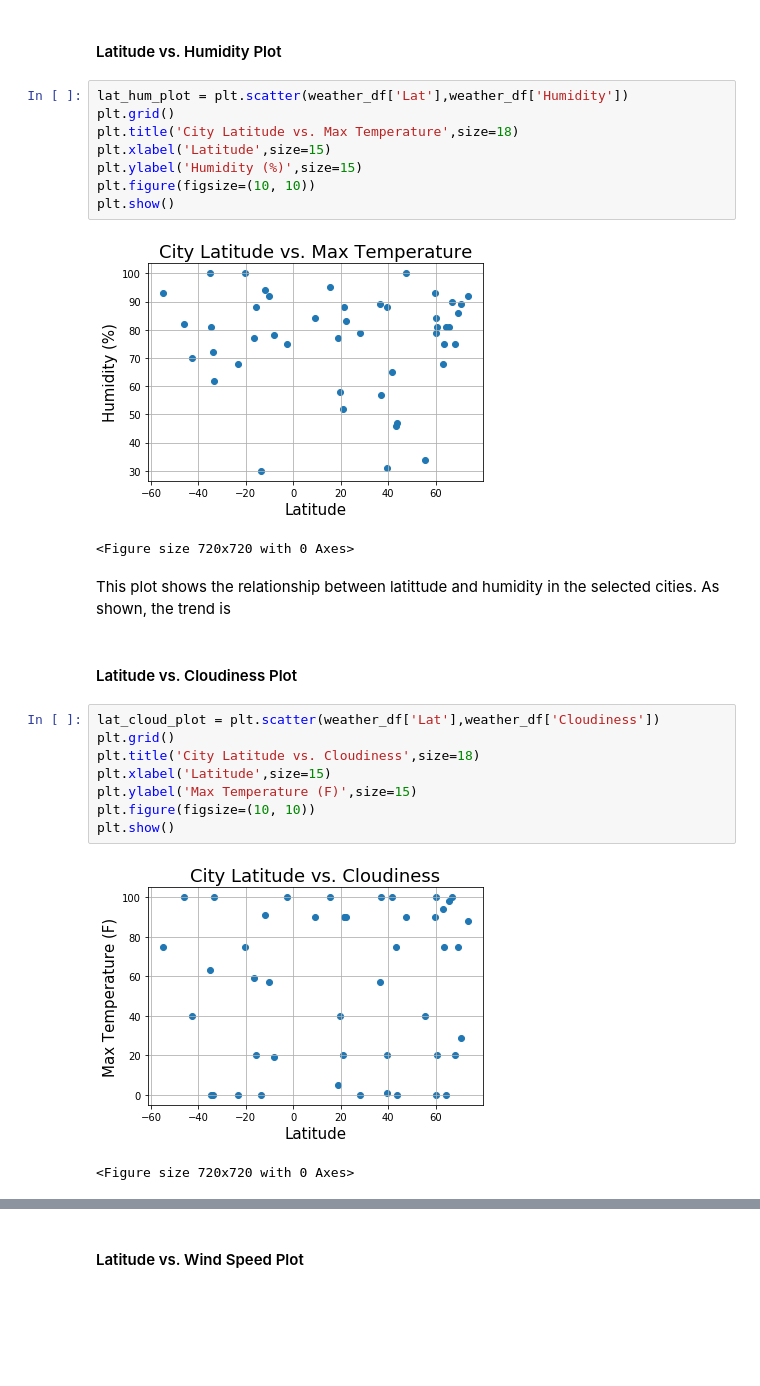
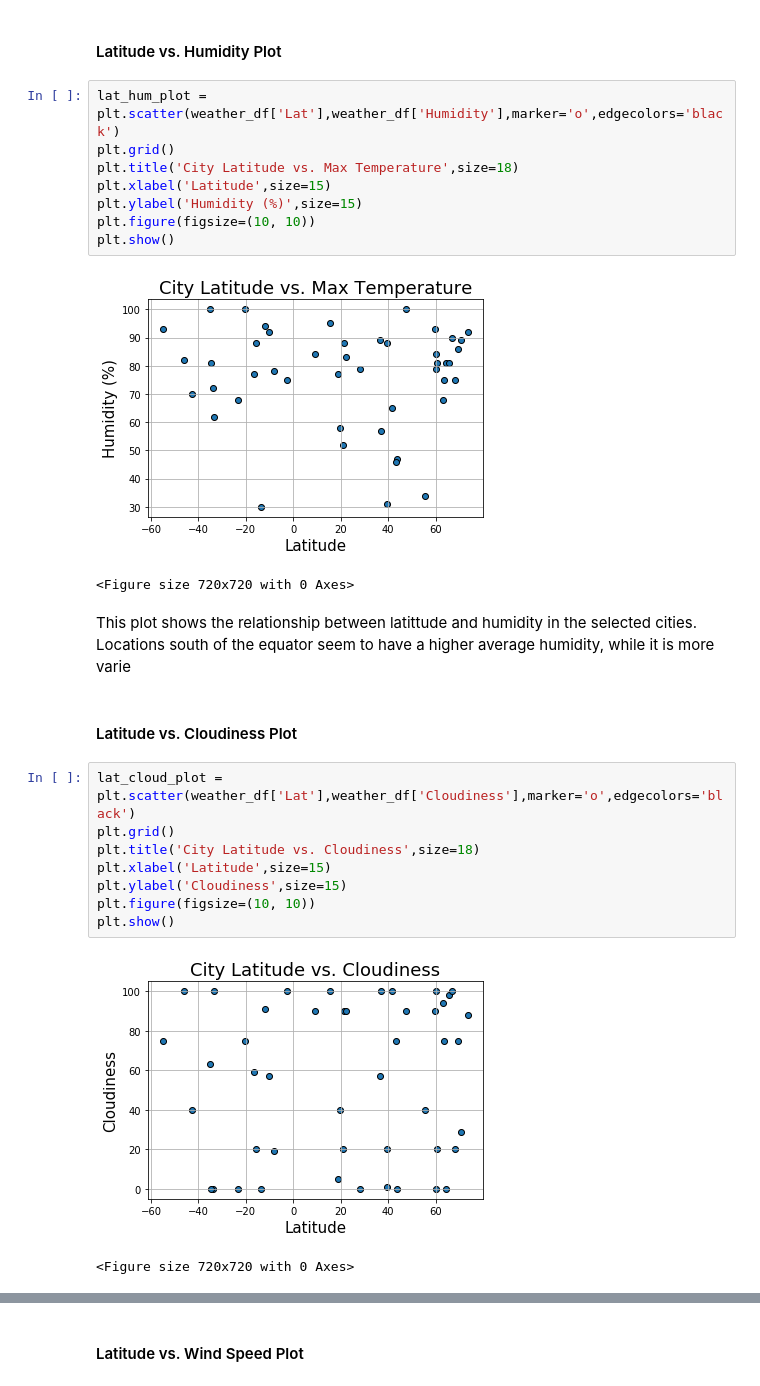
Before and after one commit to ASooklall/python-api-challenge, a Jupyter notebook: WeatherPy.ipynb, the cells around one changed output, grey strips where cells are left out. Cells and saved outputs as stored; diff of their text form; blank space fills up the shorter version.

Commit message:
Updated weatherpy plots and added analysis v1

```diff
--- a/WeatherPy.ipynb
+++ b/WeatherPy.ipynb
@@ -233,7 +235,7 @@ This plot shows the relationship between latittude and temperature in the select
 # %% [markdown]
 #### Latitude vs. Humidity Plot
 # %%
-lat_hum_plot = plt.scatter(weather_df['Lat'],weather_df['Humidity'])
+lat_hum_plot = plt.scatter(weather_df['Lat'],weather_df['Humidity'],marker='o',edgecolors='black')
 plt.grid()
 plt.title('City Latitude vs. Max Temperature',size=18)
 plt.xlabel('Latitude',size=15)
@@ -241,21 +243,22 @@ plt.ylabel('Humidity (%)',size=15)
 plt.figure(figsize=(10, 10))
 plt.show()
 # %% [output]
-[figure, old version]
+[figure, new version]
 <Figure size 720x720 with 0 Axes>
 # %% [markdown]
-This plot shows the relationship between latittude and humidity in the selected cities. As shown, the trend is
+This plot shows the relationship between latittude and humidity in the selected cities.
+Locations south of the equator seem to have a higher average humidity, while it is more varie
 # %% [markdown]
 #### Latitude vs. Cloudiness Plot
 # %%
-lat_cloud_plot = plt.scatter(weather_df['Lat'],weather_df['Cloudiness'])
+lat_cloud_plot = plt.scatter(weather_df['Lat'],weather_df['Cloudiness'],marker='o',edgecolors='black')
 plt.grid()
 plt.title('City Latitude vs. Cloudiness',size=18)
 plt.xlabel('Latitude',size=15)
-plt.ylabel('Max Temperature (F)',size=15)
+plt.ylabel('Cloudiness',size=15)
 plt.figure(figsize=(10, 10))
 plt.show()
 # %% [output]
-[figure, old version]
+[figure, new version]
 <Figure size 720x720 with 0 Axes>
 # %% [markdown]
```
Also changed, not shown: parts of 5 cells of this notebook.
